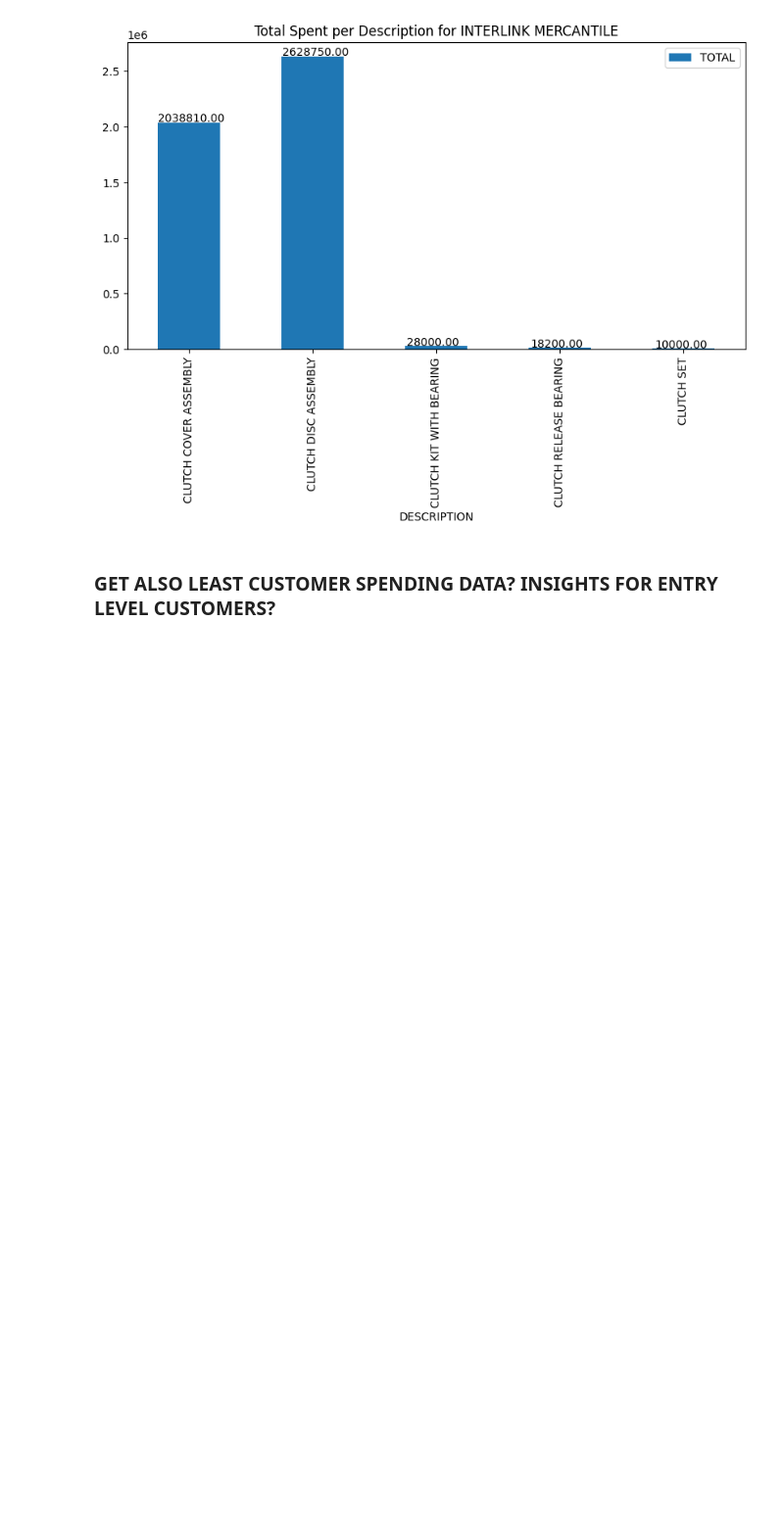
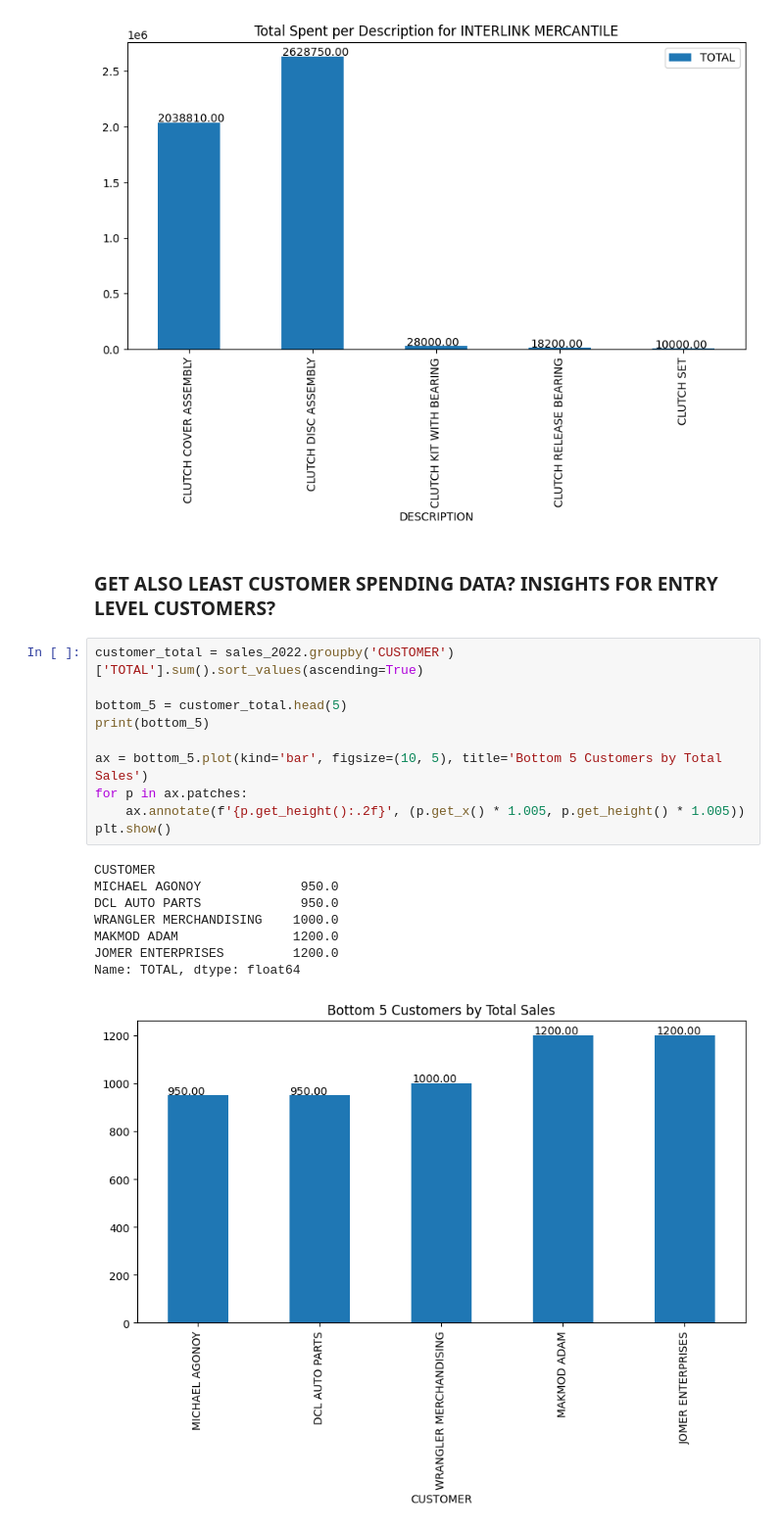
Before and after one commit to dev-dords/hgmi_marketing, a Jupyter notebook: hgmi.ipynb, the cells around one changed output. Shown at 98% size. Cells and saved outputs as stored; diff of their text form; blank space fills up the shorter version.

Commit message:
added lowest total spent customers

```diff
--- a/hgmi.ipynb
+++ b/hgmi.ipynb
@@ -171,3 +171,22 @@ plt.show()
 [figure]
 # %% [markdown]
 ### GET ALSO LEAST CUSTOMER SPENDING DATA? INSIGHTS FOR ENTRY LEVEL CUSTOMERS?
+# %%
+customer_total = sales_2022.groupby('CUSTOMER')['TOTAL'].sum().sort_values(ascending=True)
+
+bottom_5 = customer_total.head(5)
+print(bottom_5)
+
+ax = bottom_5.plot(kind='bar', figsize=(10, 5), title='Bottom 5 Customers by Total Sales')
+for p in ax.patches:
+    ax.annotate(f'{p.get_height():.2f}', (p.get_x() * 1.005, p.get_height() * 1.005))
+plt.show()
+# %% [output]
+CUSTOMER
+MICHAEL AGONOY             950.0
+DCL AUTO PARTS             950.0
+WRANGLER MERCHANDISING    1000.0
+MAKMOD ADAM               1200.0
+JOMER ENTERPRISES         1200.0
+Name: TOTAL, dtype: float64
+[figure, added]
```
Also changed, not shown: parts of 5 cells of this notebook.
